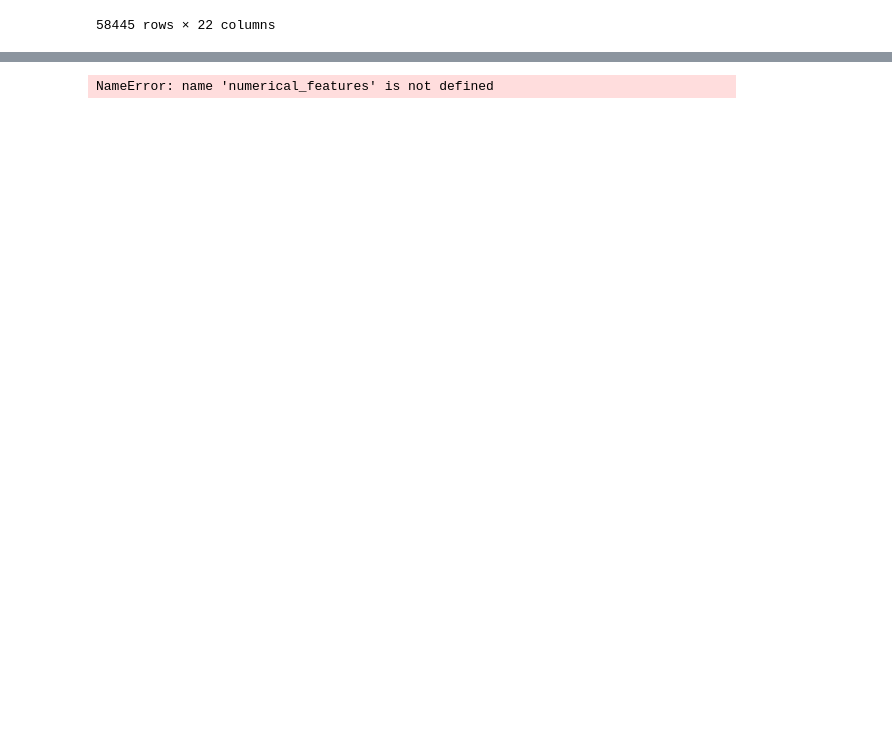
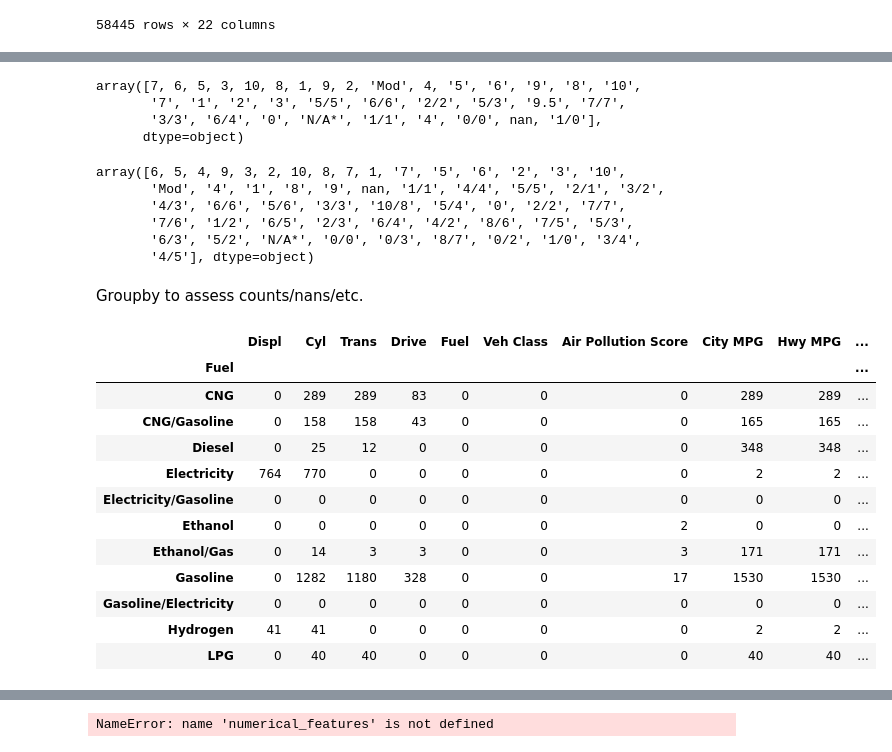
Before and after one commit to 4GeeksAcademy/World-Data-Final-Project, a Jupyter notebook: src/Auto_MPG_Dive.ipynb, the cells around one changed output, grey strips where cells are left out. Cells and saved outputs as stored; diff of their text form; code cells hidden in the pictures; blank space fills up the shorter version.

```diff
--- a/src/Auto_MPG_Dive.ipynb
+++ b/src/Auto_MPG_Dive.ipynb
@@ -193,0 +337,34 @@ merged_data
+# %%
+merged_data["Air Pollution Score"].unique() # Address slashes, N/A*, and nan values
+# %% [output]
+array([7, 6, 5, 3, 10, 8, 1, 9, 2, 'Mod', 4, '5', '6', '9', '8', '10',
+       '7', '1', '2', '3', '5/5', '6/6', '2/2', '5/3', '9.5', '7/7',
+       '3/3', '6/4', '0', 'N/A*', '1/1', '4', '0/0', nan, '1/0'],
+      dtype=object)
+# %%
+merged_data["Greenhouse Gas Score"].unique() # Address slashes, N/A*, and nan values
+# %% [output]
+array([6, 5, 4, 9, 3, 2, 10, 8, 7, 1, '7', '5', '6', '2', '3', '10',
+       'Mod', '4', '1', '8', '9', nan, '1/1', '4/4', '5/5', '2/1', '3/2',
+       '4/3', '6/6', '5/6', '3/3', '10/8', '5/4', '0', '2/2', '7/7',
+       '7/6', '1/2', '6/5', '2/3', '6/4', '4/2', '8/6', '7/5', '5/3',
+       '6/3', '5/2', 'N/A*', '0/0', '0/3', '8/7', '0/2', '1/0', '3/4',
+       '4/5'], dtype=object)
+# %% [markdown]
+Groupby to assess counts/nans/etc.
+# %%
+merged_data.groupby('Fuel').apply(lambda x: x.isnull().sum())
+# %% [output]
+|  | Displ | Cyl | Trans | Drive | Fuel | Veh Class | Air Pollution Score | City MPG | Hwy MPG | ... |
+| Fuel |  |  |  |  |  |  |  |  |  | ... |
+| CNG | 0 | 289 | 289 | 83 | 0 | 0 | 0 | 289 | 289 | ... |
+| CNG/Gasoline | 0 | 158 | 158 | 43 | 0 | 0 | 0 | 165 | 165 | ... |
+| Diesel | 0 | 25 | 12 | 0 | 0 | 0 | 0 | 348 | 348 | ... |
+| Electricity | 764 | 770 | 0 | 0 | 0 | 0 | 0 | 2 | 2 | ... |
+| Electricity/Gasoline | 0 | 0 | 0 | 0 | 0 | 0 | 0 | 0 | 0 | ... |
+| Ethanol | 0 | 0 | 0 | 0 | 0 | 0 | 2 | 0 | 0 | ... |
+| Ethanol/Gas | 0 | 14 | 3 | 3 | 0 | 0 | 3 | 171 | 171 | ... |
+| Gasoline | 0 | 1282 | 1180 | 328 | 0 | 0 | 17 | 1530 | 1530 | ... |
+| Gasoline/Electricity | 0 | 0 | 0 | 0 | 0 | 0 | 0 | 0 | 0 | ... |
+| Hydrogen | 41 | 41 | 0 | 0 | 0 | 0 | 0 | 2 | 2 | ... |
+| LPG | 0 | 40 | 40 | 0 | 0 | 0 | 0 | 40 | 40 | ... |
```
Also changed, not shown: parts of 20 cells of this notebook, 2 other files.
